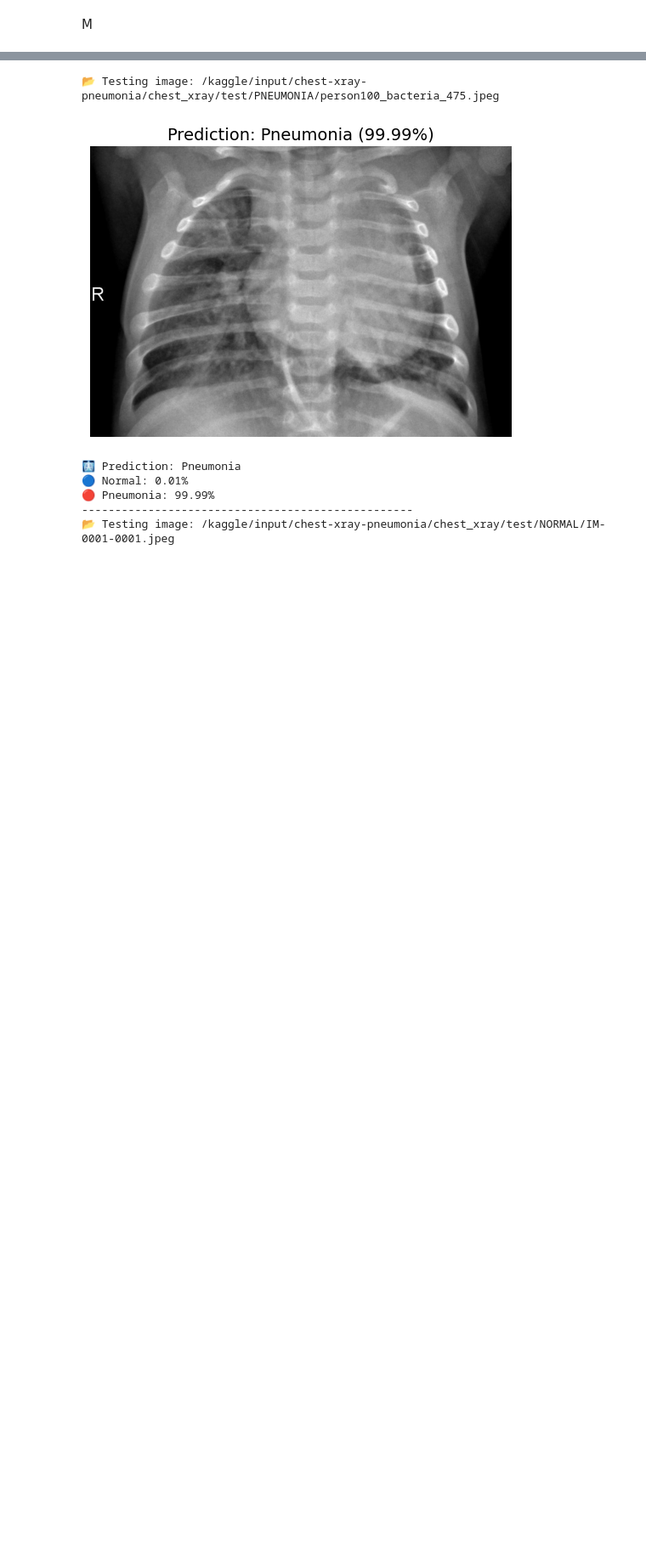
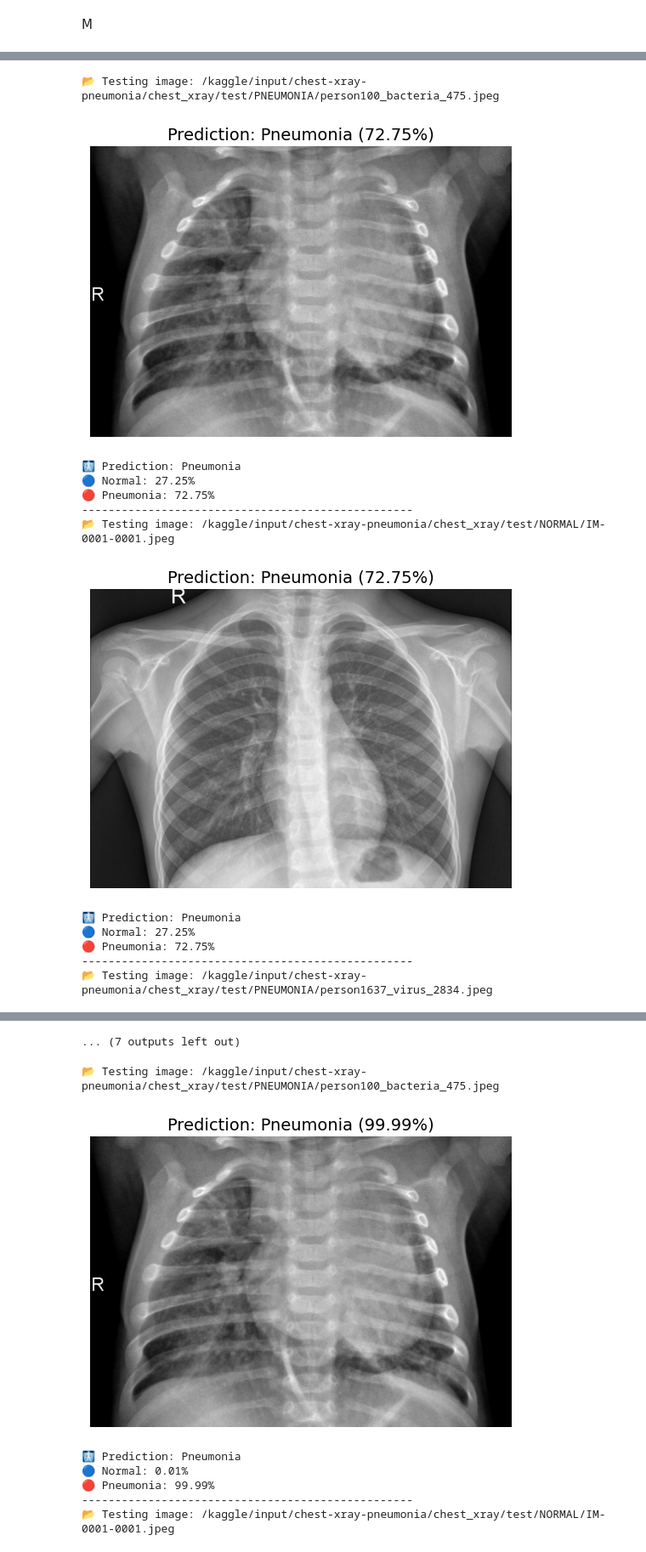
Before and after one commit to bagchiarindam2022/chest-xray-image-processing-using-cnn, a Jupyter notebook: Final_Year_Project.ipynb, the cells around one changed output, grey strips where cells are left out. Shown at 85% size. Saved outputs shown, nothing was run; the diff lists cells and outputs as text; code cells hidden in the pictures; blank space fills up the shorter version.

```diff
--- a/Final_Year_Project.ipynb
+++ b/Final_Year_Project.ipynb
@@ -395,0 +841,19 @@ def predict_and_visualize(image_path):
+# %%
+import os
+import requests
+
+# URL for the DINOv3 ViT-S/16 pre-trained weights
+WEIGHTS_URL = "https://dl.fbaipublicfiles.com/dinov3/dinov3_vits16/dinov3_vits16_pretrain_lvd1689m-08c60483.pth"
+WEIGHTS_PATH = "dinov3_vits16_pretrain.pth"
+
+# Download the weights if not already present
+if not os.path.exists(WEIGHTS_PATH):
+    print(f"Downloading DINOv3 weights from {WEIGHTS_URL}...")
+    response = requests.get(WEIGHTS_URL, stream=True)
+    response.raise_for_status() # Raise an exception for HTTP errors
+    with open(WEIGHTS_PATH, 'wb') as f:
+        for chunk in response.iter_content(chunk_size=8192):
+            f.write(chunk)
+    print("Download complete.")
+else:
+    print(f"Weights already exist at {WEIGHTS_PATH}.")
@@ -395,0 +1051,35 @@ def predict_and_visualize(image_path):
+# %%
+# Re-run the individual image predictions
+
+# List of your test images (Normal & Pneumonia alternates)
+image_paths = [
+    os.path.join(DATASET_DIR, "test", "PNEUMONIA", "person100_bacteria_475.jpeg"),
+    os.path.join(DATASET_DIR, "test", "NORMAL", "IM-0001-0001.jpeg"),
+    os.path.join(DATASET_DIR, "test", "PNEUMONIA", "person1637_virus_2834.jpeg"),
+    os.path.join(DATASET_DIR, "test", "NORMAL", "NORMAL2-IM-0051-0001.jpeg"),
+    os.path.join(DATASET_DIR, "test", "NORMAL", "NORMAL2-IM-0135-0001.jpeg"),
+    os.path.join(DATASET_DIR, "test", "PNEUMONIA", "person16_virus_47.jpeg"),
+    os.path.join(DATASET_DIR, "test", "NORMAL", "NORMAL2-IM-0349-0001.jpeg"),
+    os.path.join(DATASET_DIR, "test", "NORMAL", "NORMAL2-IM-0381-0001.jpeg"),
+    os.path.join(DATASET_DIR, "test", "PNEUMONIA", "person130_bacteria_628.jpeg")
+]
+
+# Loop through and visualize
+for img_path in image_paths:
+    print(f"📂 Testing image: {img_path}")
+    predict_and_visualize(img_path)
+    print("-" * 50)
+# %% [output]
+📂 Testing image: /kaggle/input/chest-xray-pneumonia/chest_xray/test/PNEUMONIA/person100_bacteria_475.jpeg
+[figure, added]
+🩻 Prediction: Pneumonia
+🔵 Normal: 27.25%
+🔴 Pneumonia: 72.75%
+--------------------------------------------------
+📂 Testing image: /kaggle/input/chest-xray-pneumonia/chest_xray/test/NORMAL/IM-0001-0001.jpeg
+[figure, added]
+🩻 Prediction: Pneumonia
+🔵 Normal: 27.25%
+🔴 Pneumonia: 72.75%
+--------------------------------------------------
+📂 Testing image: /kaggle/input/chest-xray-pneumonia/chest_xray/test/PNEUMONIA/person1637_virus_2834.jpeg
@@ -396,3 +1105,4 @@ def predict_and_visualize(image_path):
+... (7 outputs left out)
 # %%
 # List of your 6 test images (Normal & Pneumonia alternates)
 image_paths = [
```
Also changed, not shown: parts of 34 cells of this notebook.
